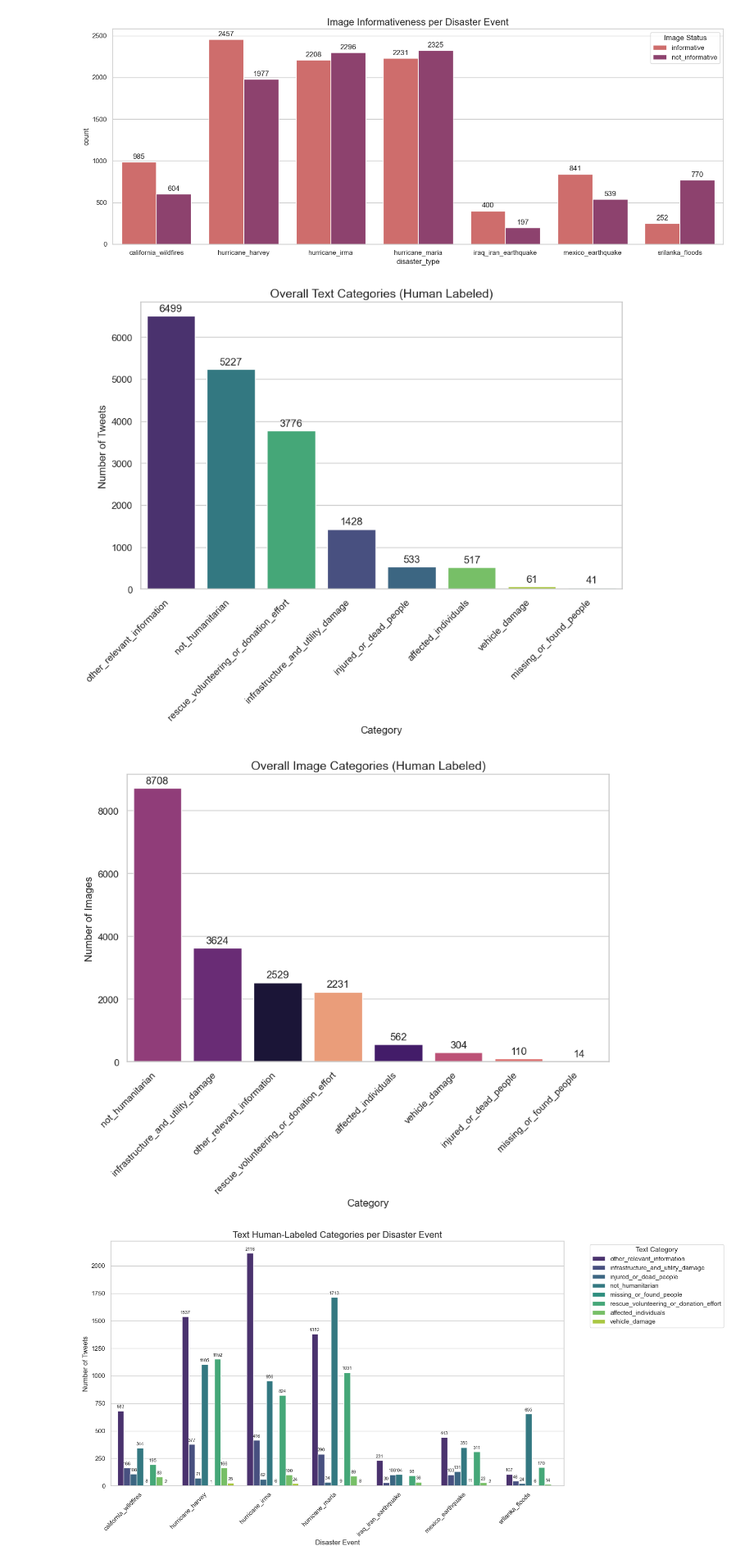
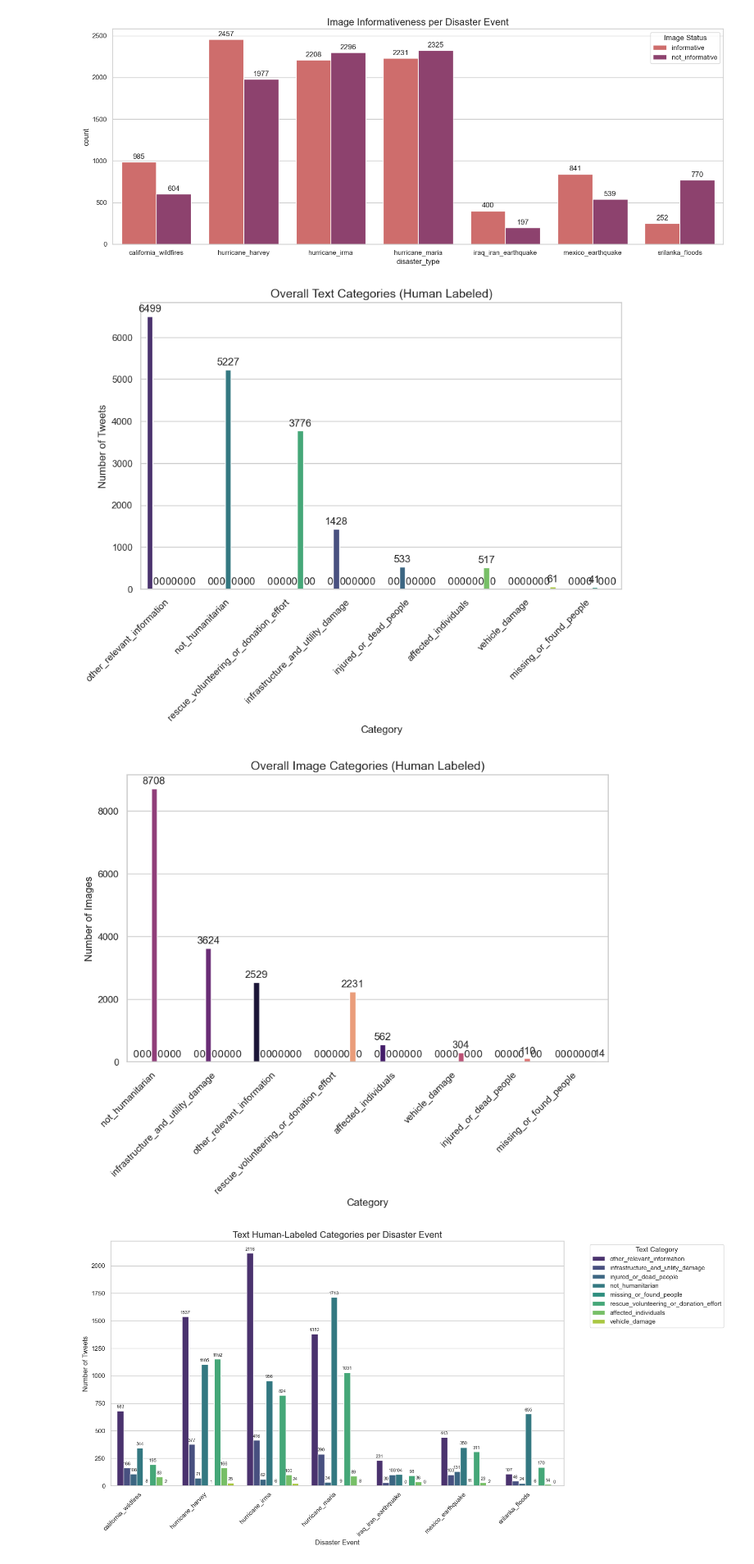
Before and after one commit to Data-Mining-Project-Group/crisisMMDplusplus, a Jupyter notebook: project_main.ipynb, the cells around one changed output. Shown at 82% size. Drawn from its saved outputs; the diff is of its cells as text; code cells hidden in the pictures.

```diff
--- a/project_main.ipynb
+++ b/project_main.ipynb
@@ -345,7 +340,8 @@ sns.set_theme(style="whitegrid")
 
 plt.figure(figsize=(7, 5))
 
-ax = sns.countplot(data=master_df, x='text_info', hue='text_info', palette='viridis', legend=False)
+ax = sns.countplot(data=master_df, x='text_info', hue='text_info', palette='viridis')
+plt.legend().set_visible(False)
 
 for container in ax.containers:
     ax.bar_label(container)
@@ -358,7 +354,8 @@ plt.show()
 #Image  informativesness
 plt.figure(figsize=(7, 5))
 
-ax = sns.countplot(data=master_df, x='image_info', hue='image_info', palette='magma', legend=False)
+ax = sns.countplot(data=master_df, x='image_info', hue='image_info', palette='magma')
+plt.legend().set_visible(False)
 
 for container in ax.containers:
     ax.bar_label(container)
@@ -413,9 +410,9 @@ ax = sns.countplot(
     x='text_human',
     hue='text_human',
     palette='viridis',
-    legend=False,
     order=master_df['text_human'].value_counts().index
 )
+plt.legend().set_visible(False)
 
 for container in ax.containers:
     ax.bar_label(container, padding=3)
@@ -424,36 +421,36 @@ plt.title('Overall Text Categories (Human Labeled)', fontsize=14)
 plt.xlabel('Category')
 plt.xticks(rotation=45, ha='right')
 plt.ylabel('Number of Tweets')
 
 plt.show()
 
 
 
 
 # Image human labeled categories
 plt.figure(figsize=(10, 6))
 
 ax = sns.countplot(
     data=master_df,
     x='image_human',
     hue='image_human',
     palette='magma',
-    legend=False,
     order=master_df['image_human'].value_counts().index
 )
+plt.legend().set_visible(False)
 
 for container in ax.containers:
     ax.bar_label(container, padding=3)
 
 plt.title('Overall Image Categories (Human Labeled)', fontsize=14)
 plt.xlabel('Category')
 plt.xticks(rotation=45, ha='right')
 plt.ylabel('Number of Images')
 
 plt.show()
 # %% [output]
-[figure, old version]
+[figure, new version]
-[figure, old version]
+[figure, new version]
 # %%
 # Text human labeled categories event wise
 plt.figure(figsize=(16, 8))
```
Also changed, not shown: parts of 9 cells of this notebook, 5 other files.
